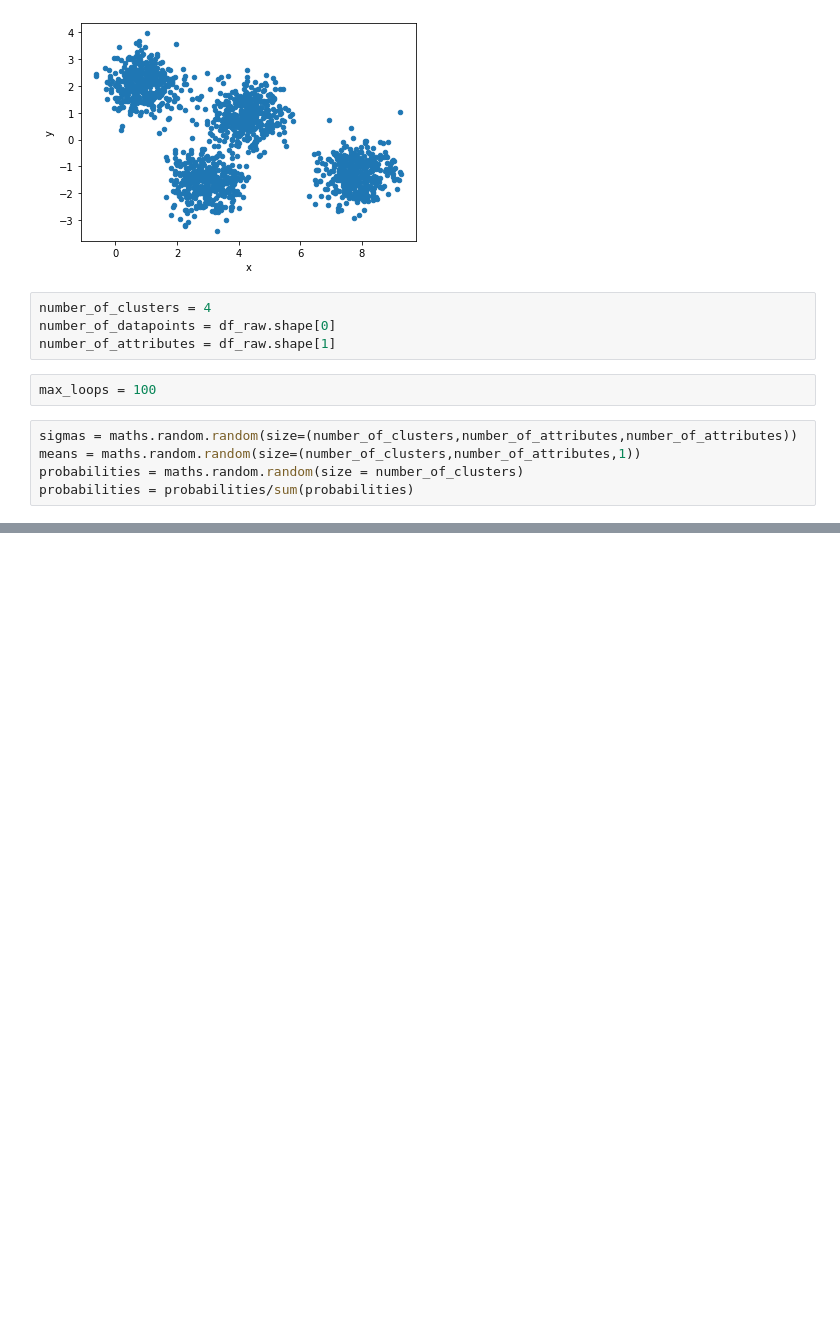
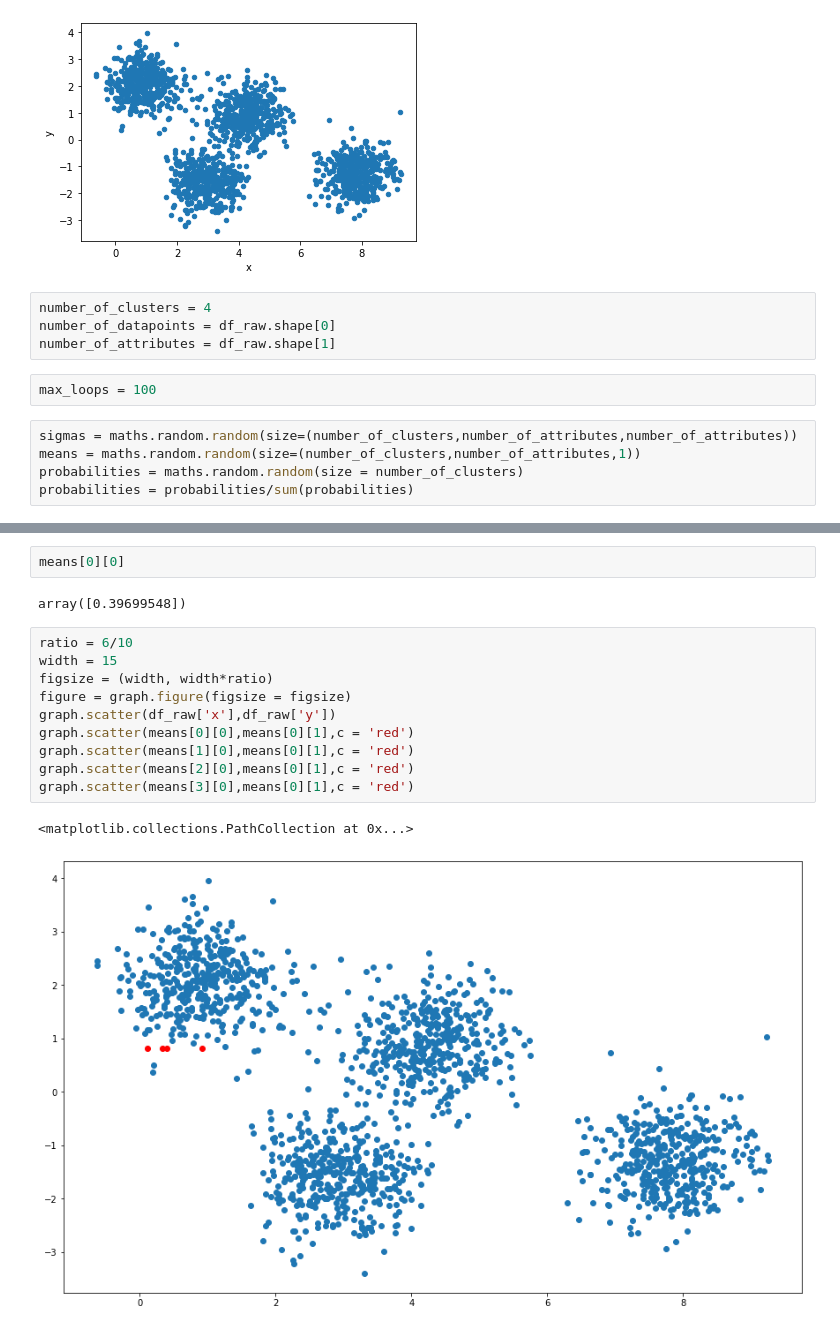
Before and after one commit to Ashirbad-Sarangi/gaussian_mixture_model, a Jupyter notebook: code/gaussian_mixture_model.ipynb, the cells around one changed output, grey strips where cells are left out. Cells and saved outputs as stored; diff of their text form; blank space fills up the shorter version.

```diff
--- a/code/gaussian_mixture_model.ipynb
+++ b/code/gaussian_mixture_model.ipynb
@@ -66,3 +67,20 @@ print(probabilities)
+# %%
+means[0][0]
+# %% [output]
+array([0.39699548])
+# %%
+ratio = 6/10
+width = 15
+figsize = (width, width*ratio)
+figure = graph.figure(figsize = figsize)
+graph.scatter(df_raw['x'],df_raw['y'])
+graph.scatter(means[0][0],means[0][1],c = 'red')
+graph.scatter(means[1][0],means[0][1],c = 'red')
+graph.scatter(means[2][0],means[0][1],c = 'red')
+graph.scatter(means[3][0],means[0][1],c = 'red')
+# %% [output]
+<matplotlib.collections.PathCollection at 0x...>
+[figure, added]
 # %%
 max_loops = 10
 for _ in range(max_loops) :
```
Also changed, not shown: parts of 5 cells of this notebook, 1 other file.
